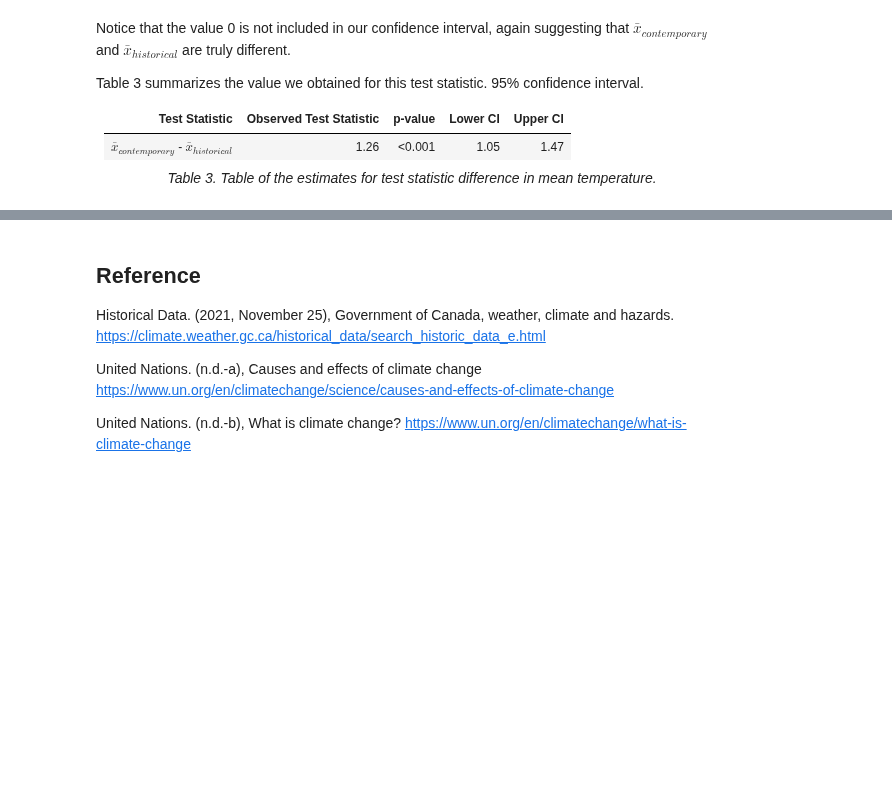
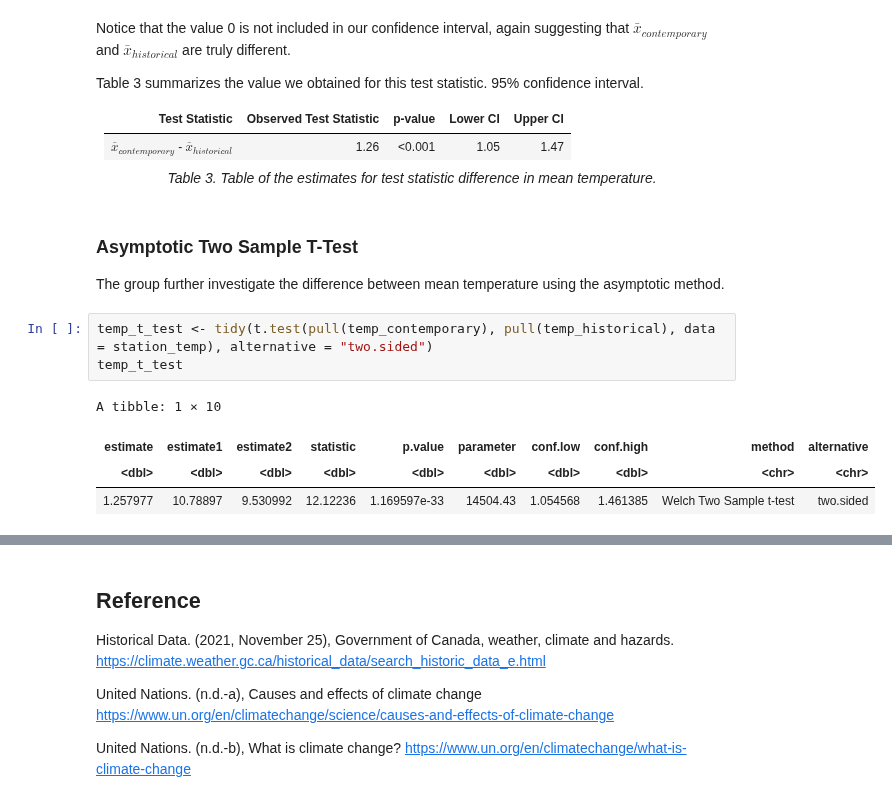
Before and after one commit to yxing6/STAT201-GroupProject-Climate, a Jupyter notebook: STAT201-Group17-ProjectReport.ipynb, the cells around one changed output, grey strips where cells are left out. Cells and saved outputs as stored; diff of their text form; blank space fills up the shorter version.

```diff
--- a/STAT201-Group17-ProjectReport.ipynb
+++ b/STAT201-Group17-ProjectReport.ipynb
@@ -313,2 +291,13 @@ Table 3 summarizes the value we obtained for this test statistic.  95% confidenc
 
 <center><i>Table 3. Table of the estimates for test statistic difference in mean temperature.</i>
+# %% [markdown]
+### Asymptotic Two Sample T-Test
+The group further investigate the difference between mean temperature using the asymptotic method.
+# %%
+temp_t_test <- tidy(t.test(pull(temp_contemporary), pull(temp_historical), data = station_temp), alternative = "two.sided")
+temp_t_test
+# %% [output]
+A tibble: 1 × 10
+| estimate | estimate1 | estimate2 | statistic | p.value | parameter | conf.low | conf.high | method | alternative |
+| <dbl> | <dbl> | <dbl> | <dbl> | <dbl> | <dbl> | <dbl> | <dbl> | <chr> | <chr> |
+| 1.257977 | 10.78897 | 9.530992 | 12.12236 | 1.169597e-33 | 14504.43 | 1.054568 | 1.461385 | Welch Two Sample t-test | two.sided |
```
Also changed, not shown: parts of 17 cells of this notebook.
